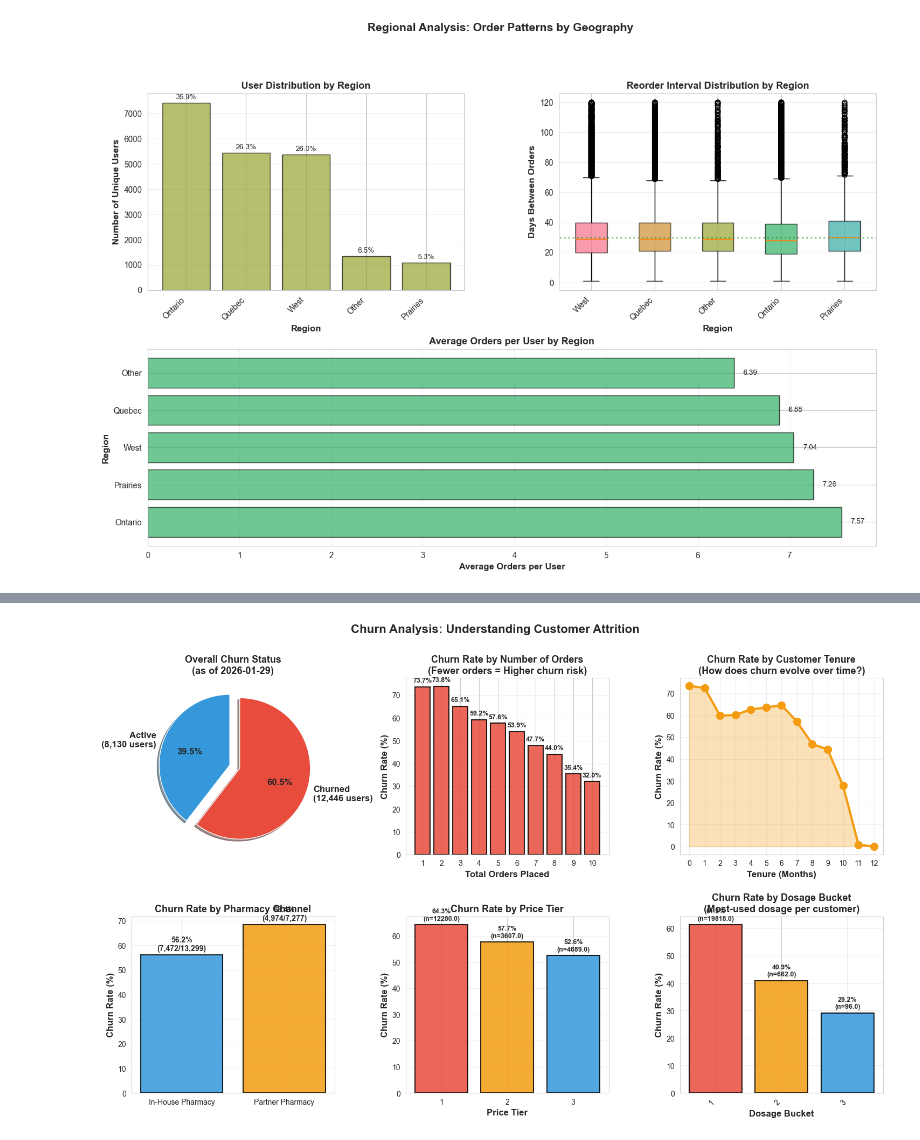
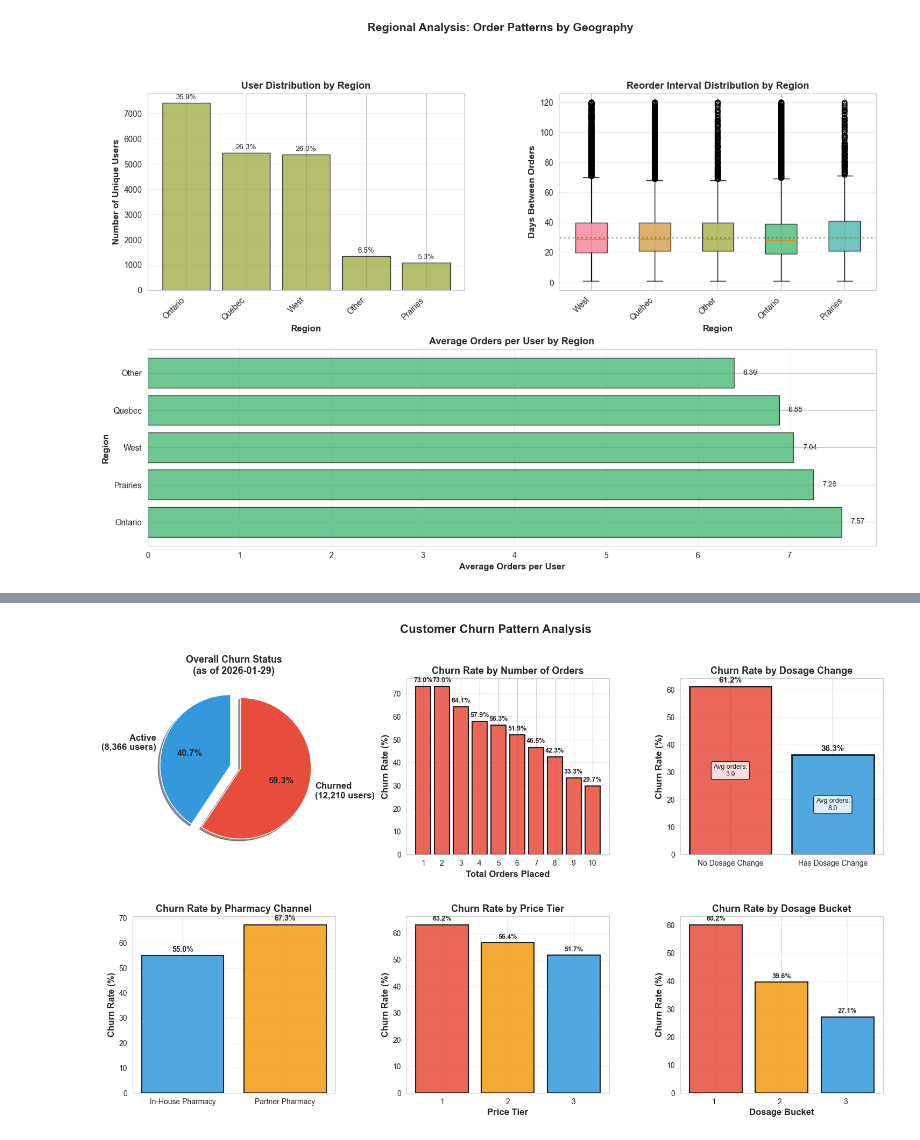
Before and after one commit to jheelee21/meds_order_data_analysis, a Jupyter notebook: src/data_analysis.ipynb, the cells around one changed output, grey strips where cells are left out. Cells and saved outputs as stored; diff of their text form; code cells hidden in the pictures.

Commit message:
data exploration complete + assumptions

```diff
--- a/src/data_analysis.ipynb
+++ b/src/data_analysis.ipynb
@@ -34,14 +13,16 @@ None
 # %%
-print("--- USER REORDER BEHAVIOUR ANALYSIS ---")
+df = pd.read_csv('../data/cleaned_data.csv')
+df['order_date'] = pd.to_datetime(df['order_date'])
+df['region'] = df['region'].astype('category')
 
 df = df.sort_values(by=['anon_user_id', 'order_date']).reset_index(drop=True)
 df['order_number'] = df.groupby('anon_user_id').cumcount() + 1
+df['total_orders'] = df.groupby('anon_user_id')['order_number'].transform('max')
 
-# days between orders
 df['days_since_last_order'] = df.groupby('anon_user_id')['order_date'].diff().dt.days
 df['days_since_last_order'] = df['days_since_last_order'].fillna(0).astype(int)
 
 df['dose_change'] = df.groupby('anon_user_id')['dose_bucket'].diff().fillna(0).astype(int)
 
-print(df.head())
+print(df.info())
 # %% [output]
@@ -88,11 +70,11 @@ ax1.legend(fontsize=11)
 ax1.grid(alpha=0.3)
 
 # Reorder interval by order number
-ax2 = fig.add_subplot(gs[1, 0])
+ax3 = fig.add_subplot(gs[1, 0])
 interval_by_order = df[df['order_number'] <= 10].groupby('order_number')['days_since_last_order'].agg(['mean', 'median', 'std'])
 x = interval_by_order.index[1:]
 
-ax2.plot(x, interval_by_order['median'][1:], marker='o', linewidth=2.5, markersize=8,
+ax3.plot(x, interval_by_order['median'][1:], marker='o', linewidth=2.5, markersize=8,
          label='Median Interval', color=colors[2])
 ax2.fill_between(x,
                   interval_by_order['median'][1:] - interval_by_order['std'][1:]/2,
@@ -414,9 +359,7 @@ plt.show()
 [figure]
 # %%
 # Define churn threshold
-EXPECTED_REORDER_DAYS = int(df[df['days_since_last_order'] > 0]['days_since_last_order'].median())
-GRACE_PERIOD = 14
-CHURN_THRESHOLD = EXPECTED_REORDER_DAYS + GRACE_PERIOD
+CHURN_THRESHOLD = 45
 ANALYSIS_DATE = df['order_date'].max()
 
 print(f"Churn Definition: No order in last {CHURN_THRESHOLD} days")
@@ -441,17 +384,16 @@ user_churn_data = user_churn_data.merge(user_dosage, on='anon_user_id', how='lef
 
 user_churn_data['days_since_last_order'] = (ANALYSIS_DATE - user_churn_data['last_order']).dt.days
 user_churn_data['is_churned'] = user_churn_data['days_since_last_order'] > CHURN_THRESHOLD
-user_churn_data['tenure_days'] = (user_churn_data['last_order'] - user_churn_data['first_order']).dt.days
-user_churn_data['tenure_months'] = (user_churn_data['tenure_days'] / 30).astype(int)
+user_churn_data['active_days'] = (user_churn_data['last_order'] - user_churn_data['first_order']).dt.days
+user_churn_data['active_months'] = (user_churn_data['active_days'] / 30).astype(int)
 
-# Define three-color palette
-COLOR_1 = '#3498db'  # Blue - for positive/active
-COLOR_2 = '#e74c3c'  # Red - for negative/churned
-COLOR_3 = '#f39c12'  # Orange - for neutral/warning
+COLOR_1 = '#3498db'
+COLOR_2 = '#e74c3c'
+COLOR_3 = '#f39c12'
 
 fig = plt.figure(figsize=(18, 10))
 gs = GridSpec(2, 3, figure=fig, hspace=0.35, wspace=0.35)
-fig.suptitle('Churn Analysis: Understanding Customer Attrition', fontsize=16, fontweight='bold', y=0.98)
+fig.suptitle('Customer Churn Pattern Analysis', fontsize=16, fontweight='bold', y=0.98)
 
 # Overall churn rate
 ax1 = fig.add_subplot(gs[0, 0])
@@ -487,7 +429,7 @@ ax2.bar(churn_by_orders.index, churn_by_orders['churn_rate'],
         edgecolor='black', alpha=0.85, color=COLOR_2, linewidth=1.5)
 ax2.set_xlabel('Total Orders Placed', fontsize=12, fontweight='bold')
 ax2.set_ylabel('Churn Rate (%)', fontsize=12, fontweight='bold')
-ax2.set_title('Churn Rate by Number of Orders\n(Fewer orders = Higher churn risk)',
+ax2.set_title('Churn Rate by Number of Orders',
               fontsize=13, fontweight='bold')
 ax2.grid(alpha=0.3, axis='y')
 ax2.set_xticks(churn_by_orders.index)
@@ -496,22 +438,45 @@ for i, (idx, row) in enumerate(churn_by_orders.iterrows()):
     ax2.text(idx, row['churn_rate'] + 2, f"{row['churn_rate']:.1f}%",
             ha='center', fontsize=9, fontweight='bold')
 
-# Churn by tenure
+# Churn by dosage change
 ax3 = fig.add_subplot(gs[0, 2])
 
-churn_by_tenure = user_churn_data[user_churn_data['tenure_months'] <= 12].groupby('tenure_months')['is_churned'].agg(['sum', 'count', 'mean'])
-churn_by_tenure['churn_rate'] = churn_by_tenure['mean'] * 100
+user_dosage_change = df.groupby('anon_user_id')['dose_change'].apply(lambda x: (x != 0).any()).reset_index()
+user_dosage_change.columns = ['anon_user_id', 'has_dosage_change']
 
-ax3.plot(churn_by_tenure.index, churn_by_tenure['churn_rate'],
-         marker='o', linewidth=3, markersize=10, color=COLOR_3)
-ax3.fill_between(churn_by_tenure.index, churn_by_tenure['churn_rate'],
-                  alpha=0.3, color=COLOR_3)
-ax3.set_xlabel('Tenure (Months)', fontsize=12, fontweight='bold')
+user_churn_with_dosage = user_churn_data.merge(user_dosage_change, on='anon_user_id', how='left')
+user_churn_with_dosage['has_dosage_change'] = user_churn_with_dosage['has_dosage_change'].fillna(False)
+
+overall_churn = user_churn_with_dosage.groupby('has_dosage_change')['is_churned'].agg(['sum', 'count', 'mean'])
+overall_churn['churn_rate'] = overall_churn['mean'] * 100
+
+labels_dosage = ['No Dosage Change', 'Has Dosage Change']
+x_pos = np.arange(len(labels_dosage))
+
+bars = ax3.bar(x_pos, overall_churn['churn_rate'],
+               edgecolor='black', alpha=0.85, color=[COLOR_2, COLOR_1], linewidth=2)
+
 ax3.set_ylabel('Churn Rate (%)', fontsize=12, fontweight='bold')
-ax3.set_title('Churn Rate by Customer Tenure\n(How does churn evolve over time?)',
+ax3.set_title('Churn Rate by Dosage Change',
               fontsize=13, fontweight='bold')
-ax3.grid(alpha=0.3)
-ax3.set_xticks(churn_by_tenure.index)
+ax3.set_xticks(x_pos)
+ax3.set_xticklabels(labels_dosage)
+ax3.grid(alpha=0.3, axis='y')
+
+for i, (bar, idx) in enumerate(zip(bars, overall_churn.index)):
+    height = bar.get_height()
+    count = overall_churn.loc[idx, 'count']
+    churned = overall_churn.loc[idx, 'sum']
+
+    ax3.text(bar.get_x() + bar.get_width()/2., height + 1,
+            f'{height:.1f}%',
+            ha='center', va='bottom', fontsize=11, fontweight='bold')
+
+    avg_orders = user_churn_with_dosage[user_churn_with_dosage['has_dosage_change'] == idx]['total_orders'].mean()
+    ax3.text(bar.get_x() + bar.get_width()/2., height * 0.5,
+            f'Avg orders:\n{avg_orders:.1f}',
+            ha='center', va='center', fontsize=9,
+            bbox=dict(boxstyle='round', facecolor='white', alpha=0.8, edgecolor='black'))
 
 # Churn by pharmacy channel
 ax5 = fig.add_subplot(gs[1, 0])
@@ -536,7 +501,7 @@ for i, (bar, idx) in enumerate(zip(bars, churn_by_pharmacy.index)):
     count = churn_by_pharmacy.loc[idx, 'count']
     churned = churn_by_pharmacy.loc[idx, 'sum']
     ax5.text(bar.get_x() + bar.get_width()/2., height + 1,
-            f'{height:.1f}%\n({int(churned):,}/{int(count):,})',
+            f'{height:.1f}%',
             ha='center', va='bottom', fontsize=10, fontweight='bold')
 
 # Churn by price tier
@@ -559,7 +524,7 @@ ax6.set_xticklabels(churn_by_price.index)
 ax6.grid(alpha=0.3, axis='y')
 
 for i, (idx, row) in enumerate(churn_by_price.iterrows()):
-    ax6.text(i, row['churn_rate'] + 1, f"{row['churn_rate']:.1f}%\n(n={row['count']})",
+    ax6.text(i, row['churn_rate'] + 1, f"{row['churn_rate']:.1f}%",
             ha='center', va='bottom', fontsize=9, fontweight='bold')
 
 # Churn by dosage bucket
@@ -576,13 +541,13 @@ bars = ax7.bar(range(len(churn_by_dose)), churn_by_dose['churn_rate'],
                edgecolor='black', alpha=0.85, color=dose_colors, linewidth=1.5)
 ax7.set_xlabel('Dosage Bucket', fontsize=12, fontweight='bold')
 ax7.set_ylabel('Churn Rate (%)', fontsize=12, fontweight='bold')
-ax7.set_title('Churn Rate by Dosage Bucket\n(Most-used dosage per customer)', fontsize=13, fontweight='bold')
+ax7.set_title('Churn Rate by Dosage Bucket', fontsize=13, fontweight='bold')
 ax7.set_xticks(range(len(churn_by_dose)))
-ax7.set_xticklabels(churn_by_dose.index, rotation=45, ha='right')
+ax7.set_xticklabels(churn_by_dose.index, ha='right')
 ax7.grid(alpha=0.3, axis='y')
 
 for i, (idx, row) in enumerate(churn_by_dose.iterrows()):
-    ax7.text(i, row['churn_rate'] + 1, f"{row['churn_rate']:.1f}%\n(n={row['count']})",
+    ax7.text(i, row['churn_rate'] + 1, f"{row['churn_rate']:.1f}%",
             ha='center', va='bottom', fontsize=9, fontweight='bold')
 
 plt.show()
@@ -591,2 +556,2 @@ Churn Definition: No order in last 43 days
 Analysis Date: 2026-01-29
-[figure, old version]
+[figure, new version]
```
Also changed, not shown: parts of 5 cells of this notebook, 1 other file.
